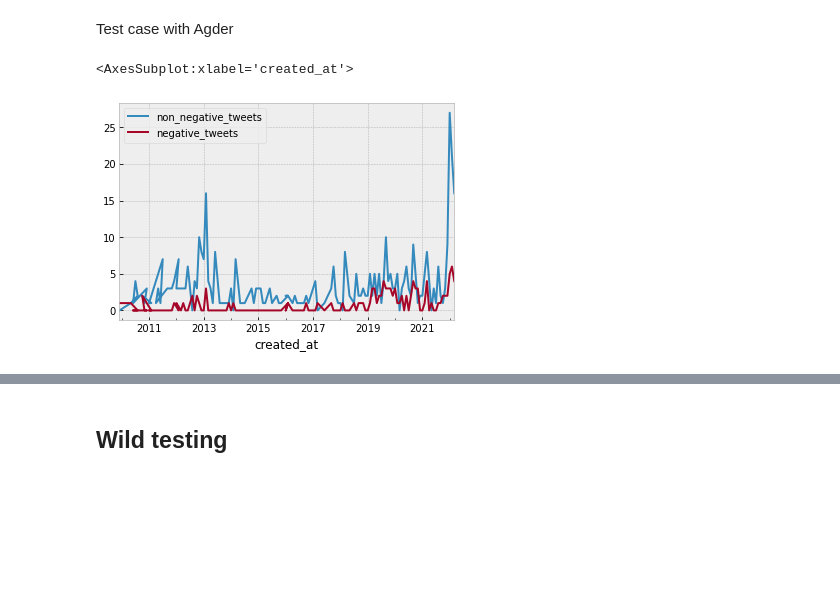
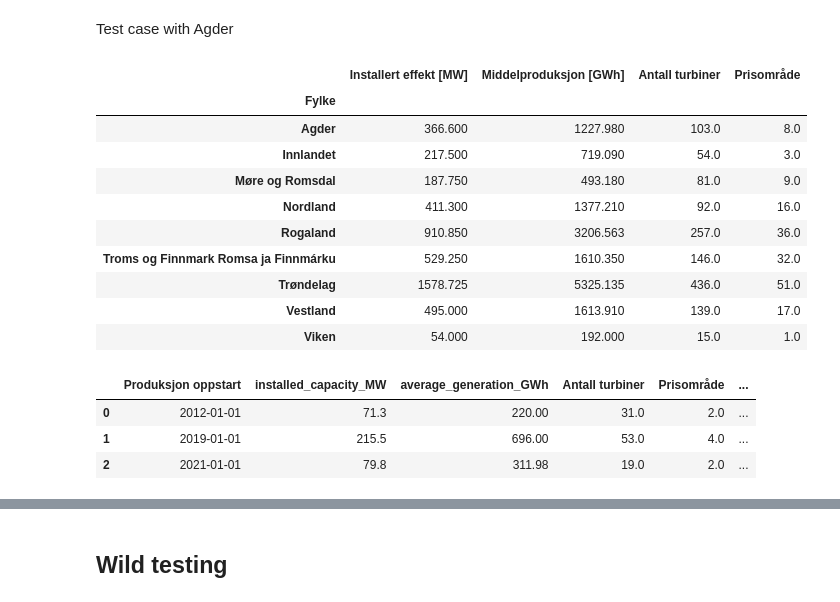
Before and after one commit to OskarVagero/sentiment-analysis-we, a Jupyter notebook: python_scripts/proj_twitt_sentiment/binary_results.ipynb, the cells around one changed output, grey strips where cells are left out. Saved outputs shown, nothing was run; the diff lists cells and outputs as text; code cells hidden in the pictures; blank space fills up the shorter version.

```diff
--- a/python_scripts/proj_twitt_sentiment/binary_results.ipynb
+++ b/python_scripts/proj_twitt_sentiment/binary_results.ipynb
@@ -906,19 +816,17 @@ df_twitter_monthly_senti
 Test case with Agder
 # %%
 df_Agder = df_twitter_monthly_senti.loc[df_twitter_monthly_senti['NUTS_NAME'] == 'Agder']
-# %%
-df_Agder.assign(
-    non_negative_tweets=lambda x: x.groupby(level=0).sum()
-).assign(
-    amount=lambda x: x.groupby(level=0).count().label
-).assign(
-    negative_tweets=lambda x: x.amount - x.non_negative_tweets
-).drop(columns={
-    'amount',
-    'label'
-}
-  ).plot(
-)
-# %% [output]
-<AxesSubplot:xlabel='created_at'>
-[figure, removed]
+# %%
+df_wp_Agder
+# %% [output]
+|  | Installert effekt [MW] | Middelproduksjon [GWh] | Antall turbiner | Prisområde |
+| Fylke |  |  |  |  |
+| Agder | 366.600 | 1227.980 | 103.0 | 8.0 |
+| Innlandet | 217.500 | 719.090 | 54.0 | 3.0 |
+| Møre og Romsdal | 187.750 | 493.180 | 81.0 | 9.0 |
+| Nordland | 411.300 | 1377.210 | 92.0 | 16.0 |
+| Rogaland | 910.850 | 3206.563 | 257.0 | 36.0 |
+| Troms og Finnmark Romsa ja Finnmárku | 529.250 | 1610.350 | 146.0 | 32.0 |
+| Trøndelag | 1578.725 | 5325.135 | 436.0 | 51.0 |
+| Vestland | 495.000 | 1613.910 | 139.0 | 17.0 |
+| Viken | 54.000 | 192.000 | 15.0 | 1.0 |
@@ -924,0 +843,28 @@ df_Agder.assign(
+# %%
+pd.read_csv(
+    'data/norway_wp_nve_250522.tsv', sep = "\t",
+    parse_dates = ['Produksjon oppstart']
+).loc[df_wp_Agder['Fylke'] == 'Agder'].groupby(
+    'Produksjon oppstart',
+    as_index = False
+).sum(
+).rename(
+    columns=
+    {
+        'Middelproduksjon [GWh]': 'average_generation_GWh',
+        'Installert effekt [MW]': 'installed_capacity_MW'
+    }
+).assign(
+    cumulative_annually_average_production_GWh = lambda x: x.average_generation_GWh.cumsum(),
+    cumulative_installed_capacity_MW = lambda x: x.installed_capacity_MW.cumsum()
+)
+
+#df_wp_Agder['year'] = df_wp_Agder['Produksjon oppstart'].to_numpy().astype('datetime64[Y]')
+#time_adjust = pd.Timedelta(pd.to_datetime('10.06.2020', format='%d.%m.%Y') -pd.to_datetime('01.01.2020', format = '%d.%m.%Y'))
+#df_wp_Agder['year'] += time_adjust
+#df_wp_Agder
+# %% [output]
+|  | Produksjon oppstart | installed_capacity_MW | average_generation_GWh | Antall turbiner | Prisområde | ... |
+| 0 | 2012-01-01 | 71.3 | 220.00 | 31.0 | 2.0 | ... |
+| 1 | 2019-01-01 | 215.5 | 696.00 | 53.0 | 4.0 | ... |
+| 2 | 2021-01-01 | 79.8 | 311.98 | 19.0 | 2.0 | ... |
```
Also changed, not shown: parts of 33 cells of this notebook.
